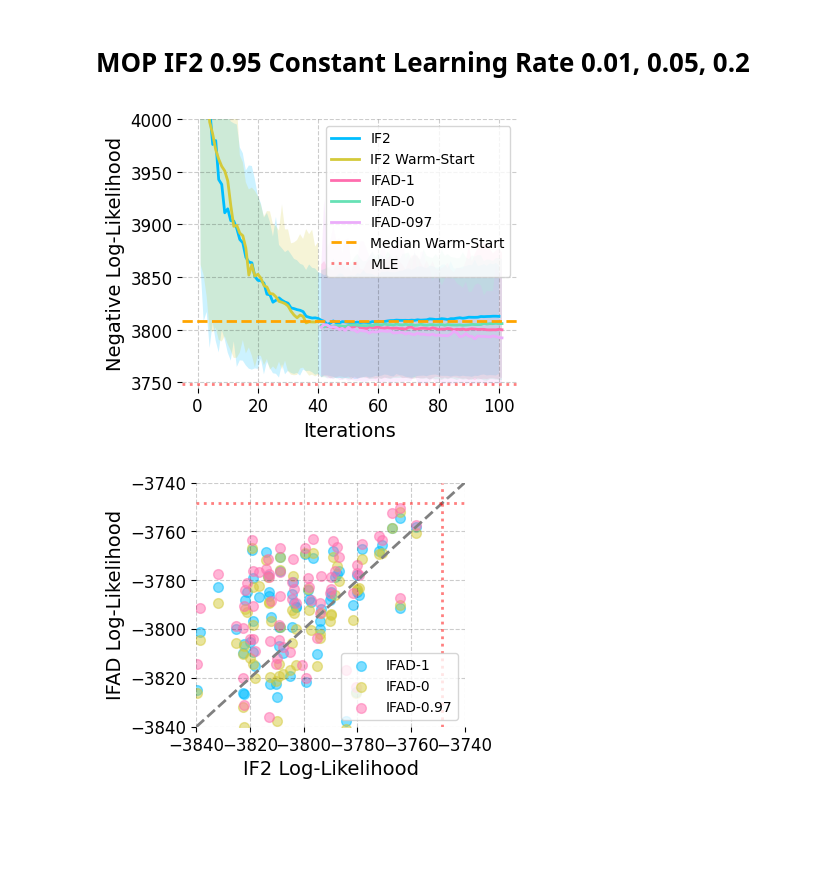
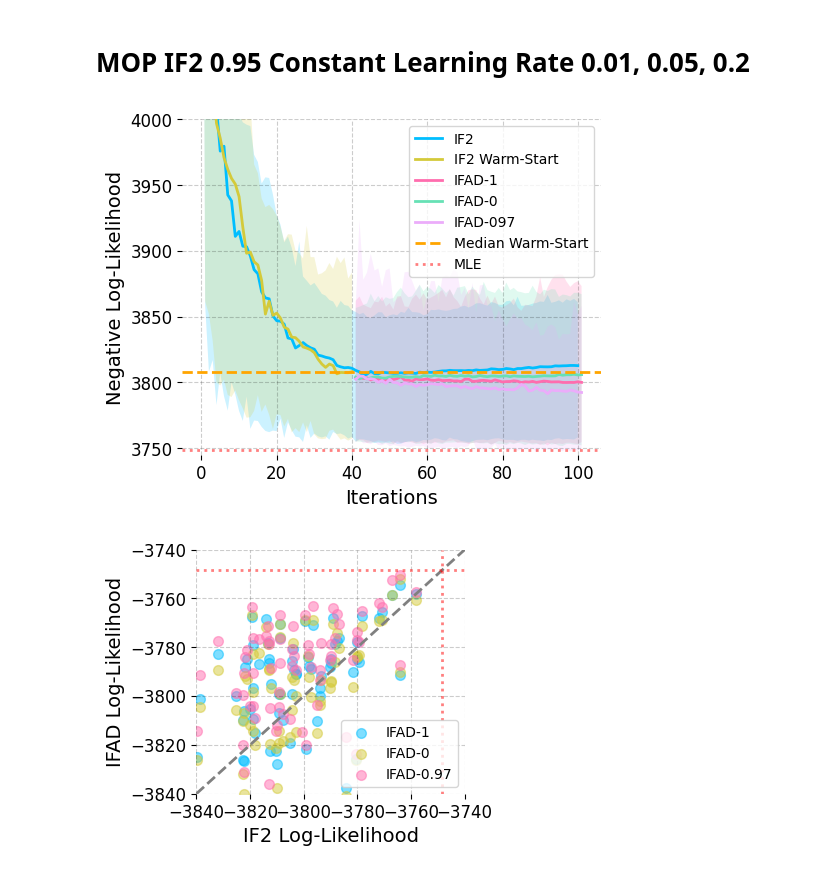
Before and after one commit to hetankevin/diffilter, a Jupyter notebook: cholera.ipynb, the cells around one changed output. Saved outputs shown, nothing was run; the diff lists cells and outputs as text; code cells hidden in the pictures; blank space fills up the shorter version.

```diff
--- a/cholera.ipynb
+++ b/cholera.ipynb
@@ -375,41 +375,41 @@ gd_runs.index += 41
 gd_pf_runs.index += 41
 gd_mop_runs.index += 41
 
-plt.figure(figsize=(5/1.2,4/1.2))
+plt.figure(figsize=(5,4))
 
 mif_runs[quantiles[1]].plot(label='IF2', linestyle='solid')
 mif_warm_runs[quantiles[1]].plot(label='IF2 Warm-Start', linestyle='solid')
 gd_runs[quantiles[1]].plot(label='IFAD-1')
 gd_pf_runs[quantiles[1]].plot(label='IFAD-0')
 gd_mop_runs[quantiles[1]].plot(label='IFAD-097')
 
 plt.fill_between(mif_runs.index,
                  mif_runs[quantiles[0]],
                 mif_runs[quantiles[2]], alpha=0.2)
 plt.fill_between(mif_warm_runs.index,
                  mif_warm_runs[quantiles[0]],
                 mif_warm_runs[quantiles[2]], alpha=0.2)
 plt.fill_between(gd_runs.index,
                  gd_runs[quantiles[0]],
                 gd_runs[quantiles[2]], alpha=0.2)
 plt.fill_between(gd_runs.index,
                  gd_pf_runs[quantiles[0]],
                 gd_pf_runs[quantiles[2]], alpha=0.2)
 plt.fill_between(gd_runs.index,
                  gd_mop_runs[quantiles[0]],
                 gd_mop_runs[quantiles[2]], alpha=0.2)
 plt.axhline(np.median(np.array(mif_logliks_warm_trials), 0)[-1],
             linestyle='dashed', color='orange', alpha=1, label='Median Warm-Start')
 plt.axhline(3748.5, linestyle='dotted', color='red', alpha=0.5, label='MLE')
 plt.legend()
 plt.ylim(3745,4000)
 plt.tight_layout()
 plt.xlabel('Iterations')
 plt.ylabel('Negative Log-Likelihood')
 #plt.title('Optimization Progress of IFAD and IF2')
 plt.savefig('imgs/095/optim.png', bbox_inches='tight')
 # %% [output]
-[figure, old version]
+[figure, new version]
 # %%
 # IF2 0.95
 plt.figure(figsize=(5/1.2,4/1.2))
```
Also changed, not shown: parts of 2 cells of this notebook, 4 other files.
